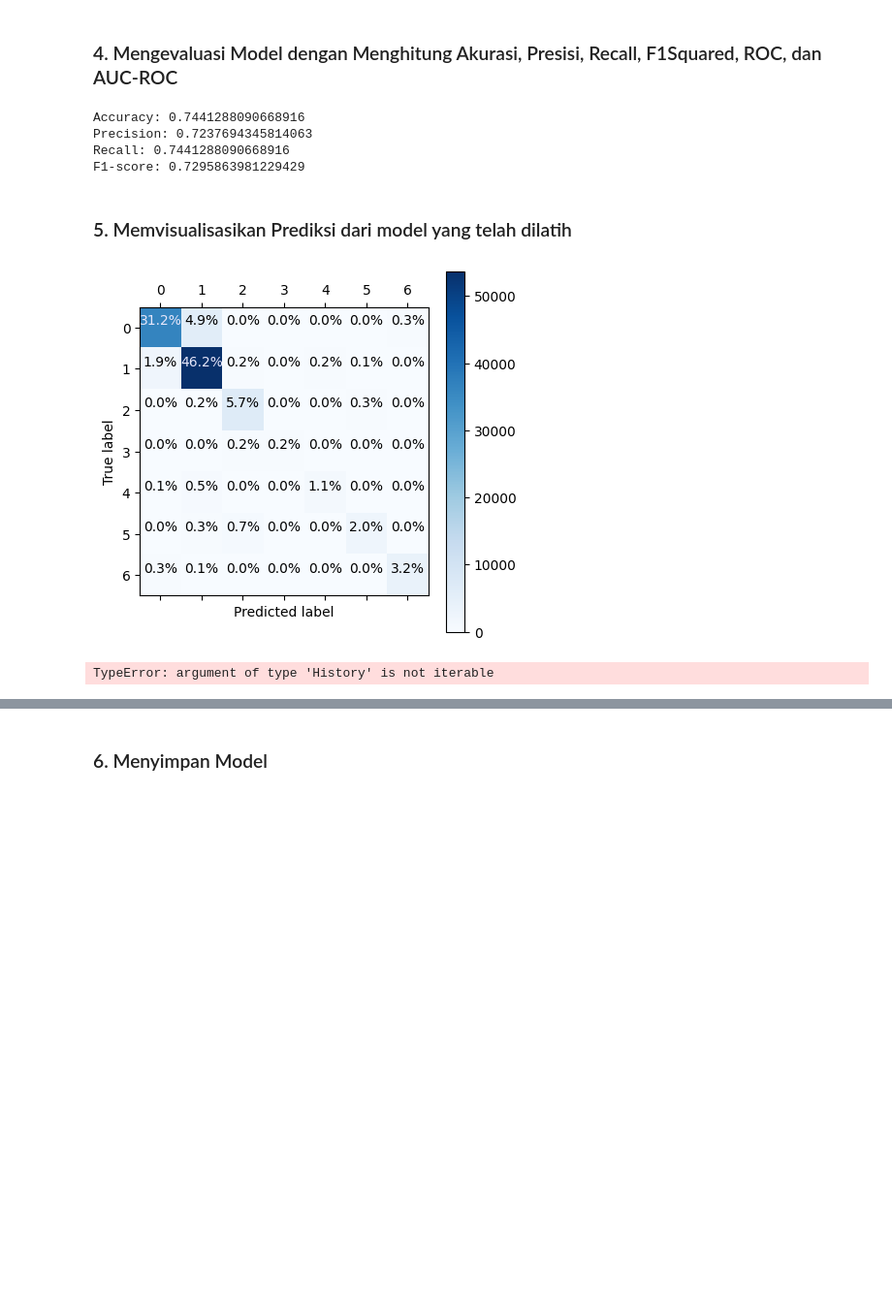
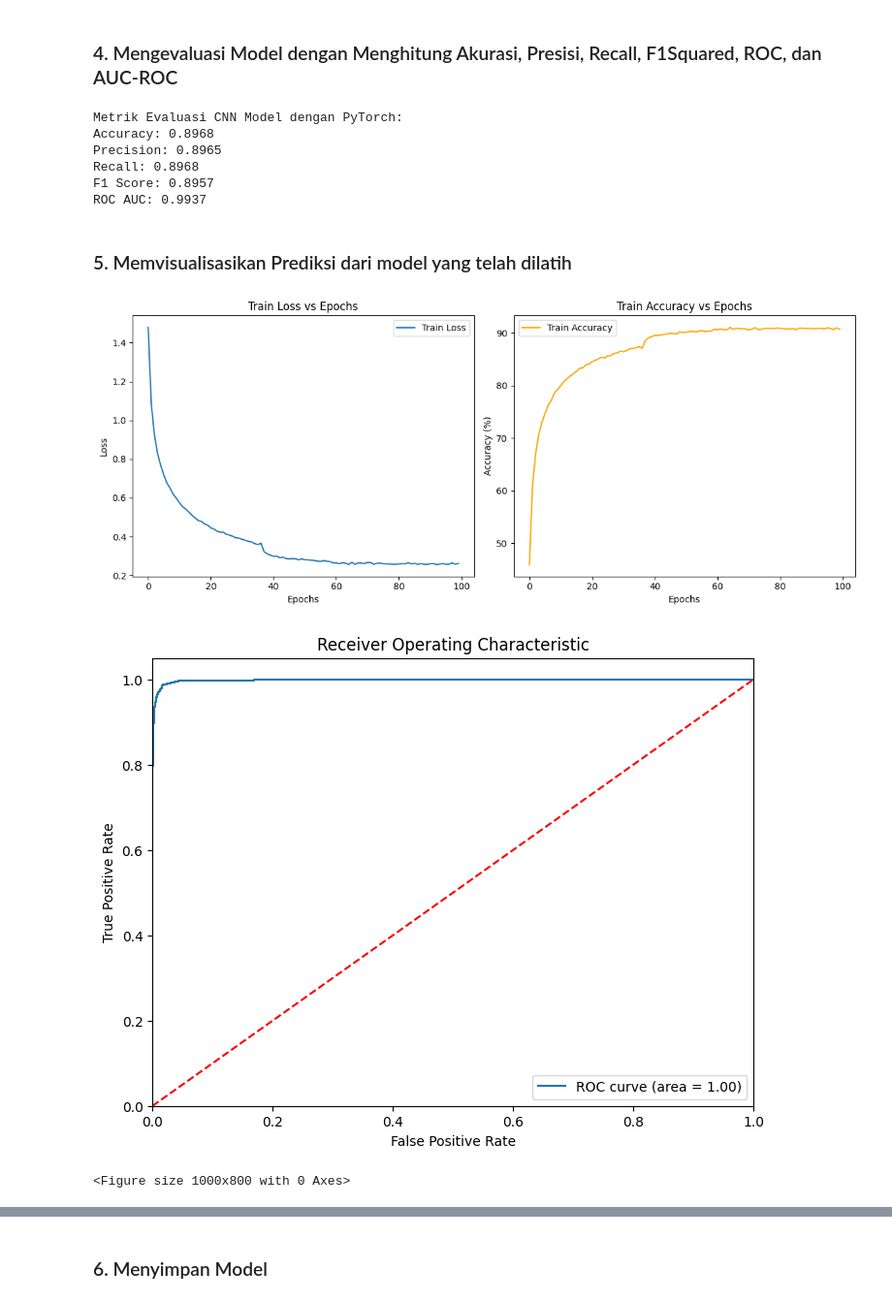
Before and after one commit to Kaasyiful/tugas-deep-learning, a Jupyter notebook: week3/Deep_Learning_Week_3_CIFAR-10.ipynb, the cells around one changed output, grey strips where cells are left out. Shown: that part at 97% size. Saved outputs shown, nothing was run; the diff lists cells and outputs as text; code cells hidden in the pictures; blank space fills up the shorter version.

```diff
--- a/week3/Deep_Learning_Week_3_CIFAR-10.ipynb
+++ b/week3/Deep_Learning_Week_3_CIFAR-10.ipynb
@@ -128,7 +125,7 @@ def train_model(model, trainloader, criterion, optimizer, scheduler, epochs=100)
         print(f'Epoch {epoch+1}, Loss: {epoch_loss:.4f}, Accuracy: {epoch_acc:.2f}%, '
               f'Val Loss: {val_loss:.4f}, Val Accuracy: {val_acc:.2f}%')
 
-    return train_losses, train_accuracies
+    return train_losses, train_accuracies, val_loss, val_acc
 
 # Fungsi untuk evaluasi model
 def evaluate_model(model, dataloader, criterion):
@@ -216,18 +213,32 @@ def visualize_results(train_losses, train_accuracies):
 
 # Fungsi untuk menampilkan ROC curve
 def visualize_roc_curve(y_true, y_scores):
-    fpr, tpr, _ = roc_curve(y_true, y_scores[:, 1])
-    roc_auc = auc(fpr, tpr)
+    # Binarize the output
+    n_classes = y_scores.shape[1]
+    y_true_bin = label_binarize(y_true, classes=np.arange(n_classes))
 
+    # Compute ROC curve and ROC area for each class
+    fpr = dict()
+    tpr = dict()
+    roc_auc = dict()
+    for i in range(n_classes):
+        fpr[i], tpr[i], _ = roc_curve(y_true_bin[:, i], y_scores[:, i])
+        roc_auc[i] = auc(fpr[i], tpr[i])
+
+    # Compute micro-average ROC curve and ROC area
+    fpr["micro"], tpr["micro"], _ = roc_curve(y_true_bin.ravel(), y_scores.ravel())
+    roc_auc["micro"] = auc(fpr["micro"], tpr["micro"])
+
+    # Plot ROC curve for a specific class (e.g., class 1)
     plt.figure(figsize=(8, 6))
-    plt.plot(fpr, tpr, label=f'ROC curve (area = {roc_auc:.2f})')
+    plt.plot(fpr[1], tpr[1], label=f'ROC curve (area = {roc_auc[1]:.2f})')  # Example: Plotting for class 1
     plt.plot([0, 1], [0, 1], 'r--')
     plt.xlim([0.0, 1.0])
     plt.ylim([0.0, 1.05])
     plt.xlabel('False Positive Rate')
     plt.ylabel('True Positive Rate')
     plt.title('Receiver Operating Characteristic')
-    plt.legend(loc='lower right')
+    plt.legend(loc="lower right")
     plt.show()
 
 # Fungsi untuk menampilkan confusion matrix
@@ -378,7 +440,7 @@ class CNN(nn.Module):
         self.conv2 = nn.Conv2d(32, 32, kernel_size=3, padding=1)
         self.bn2 = nn.BatchNorm2d(32)
         self.pool1 = nn.MaxPool2d(kernel_size=2, stride=2)
-        self.dropout1 = nn.Dropout(0.25)
+        self.dropout1 = nn.Dropout(0.2)
 
         # Blok konvolusi 2
         self.conv3 = nn.Conv2d(32, 64, kernel_size=3, padding=1)
@@ -386,7 +448,7 @@ class CNN(nn.Module):
         self.conv4 = nn.Conv2d(64, 64, kernel_size=3, padding=1)
         self.bn4 = nn.BatchNorm2d(64)
         self.pool2 = nn.MaxPool2d(kernel_size=2, stride=2)
-        self.dropout2 = nn.Dropout(0.25)
+        self.dropout2 = nn.Dropout(0.2)
 
         # Blok konvolusi 3
         self.conv5 = nn.Conv2d(64, 128, kernel_size=3, padding=1)
@@ -399,7 +461,7 @@ class CNN(nn.Module):
         # Fully connected layers
         self.fc1 = nn.Linear(128 * 4 * 4, 512)
         self.bn7 = nn.BatchNorm1d(512)
-        self.dropout4 = nn.Dropout(0.5)
+        self.dropout4 = nn.Dropout(0.4)
         self.fc2 = nn.Linear(512, len(classes))
 
     def forward(self, x):
@@ -445,10 +525,10 @@ scheduler = optim.lr_scheduler.ReduceLROnPlateau(optimizer, 'min', patience=5, f
 # %%
 # Melatih model
 print("Melatih model CNN...")
-train_losses, train_accuracies = train_model(model_cnn, trainloader, criterion, optimizer, scheduler, epochs=100)
+train_losses_cnn, train_accuracies_cnn, val_losses_cnn, val_accuracies_cnn = train_model(model_cnn, trainloader, criterion, optimizer, scheduler, epochs=100)
 
 # Mengevaluasi model
 print("Evaluasi akhir model...")
-test_loss, test_accuracy = evaluate_model(model_cnn, testloader, criterion)
-print(f"Final Test Loss: {test_loss:.4f}, Test Accuracy: {test_accuracy:.2f}%")
+test_loss_cnn, test_accuracy_cnn = evaluate_model(model_cnn, testloader, criterion)
+print(f"Final Test Loss: {test_loss_cnn:.4f}, Test Accuracy: {test_accuracy_cnn:.2f}%")
 # %% [output]
@@ -465,27 +560,30 @@ accuracy, precision, recall, f1, roc_auc = evaluate_metrics(y_true, y_pred, y_pr
 
 # Output metrik evaluasi
 print("\nMetrik Evaluasi CNN Model dengan PyTorch:")
-print(f"Accuracy: {test_accuracy/100:.4f}")
+print(f"Accuracy: {test_accuracy_cnn/100:.4f}")
 print(f"Precision: {precision:.4f}")
 print(f"Recall: {recall:.4f}")
 print(f"F1 Score: {f1:.4f}")
 print(f"ROC AUC: {roc_auc:.4f}")
 # %% [output]
-Accuracy: 0.7441288090668916
-Precision: 0.7237694345814063
-Recall: 0.7441288090668916
-F1-score: 0.7295863981229429
+Metrik Evaluasi CNN Model dengan PyTorch:
+Accuracy: 0.8968
+Precision: 0.8965
+Recall: 0.8968
+F1 Score: 0.8957
+ROC AUC: 0.9937
 # %% [markdown]
 ### 5. Memvisualisasikan Prediksi dari model yang telah dilatih
 # %%
 # Plot training history
-visualize_results(train_losses, train_accuracies)
+visualize_results(train_losses_cnn, train_accuracies_cnn)
 
 # Plot ROC curve (one vs rest untuk multi-kelas)
 visualize_roc_curve(y_true, y_pred_proba)
 
 # Plot confusion matrix
 visualize_confusion_matrix(y_true, y_pred)
 # %% [output]
-[figure, old version]
+[figure, new version]
+[figure, added]
-TypeError: argument of type 'History' is not iterable
+<Figure size 1000x800 with 0 Axes>
```
Also changed, not shown: parts of 17 cells of this notebook.
